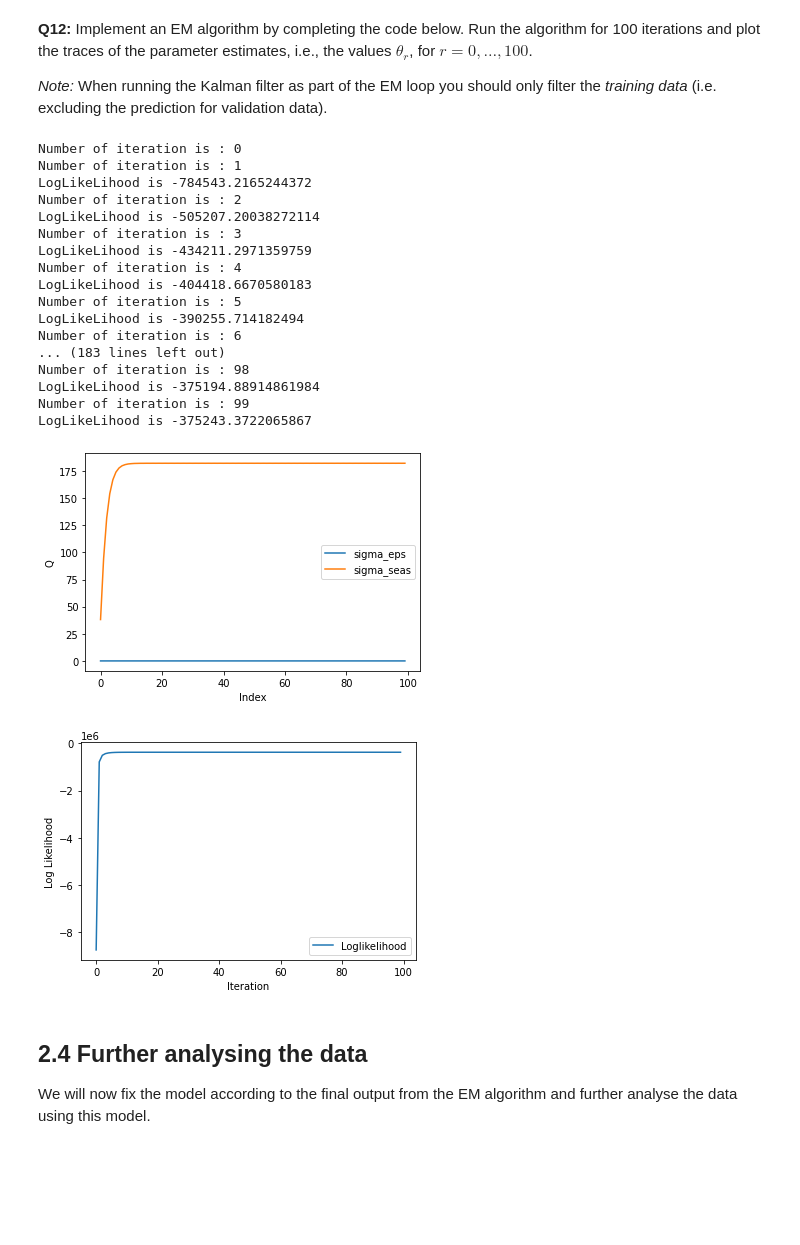
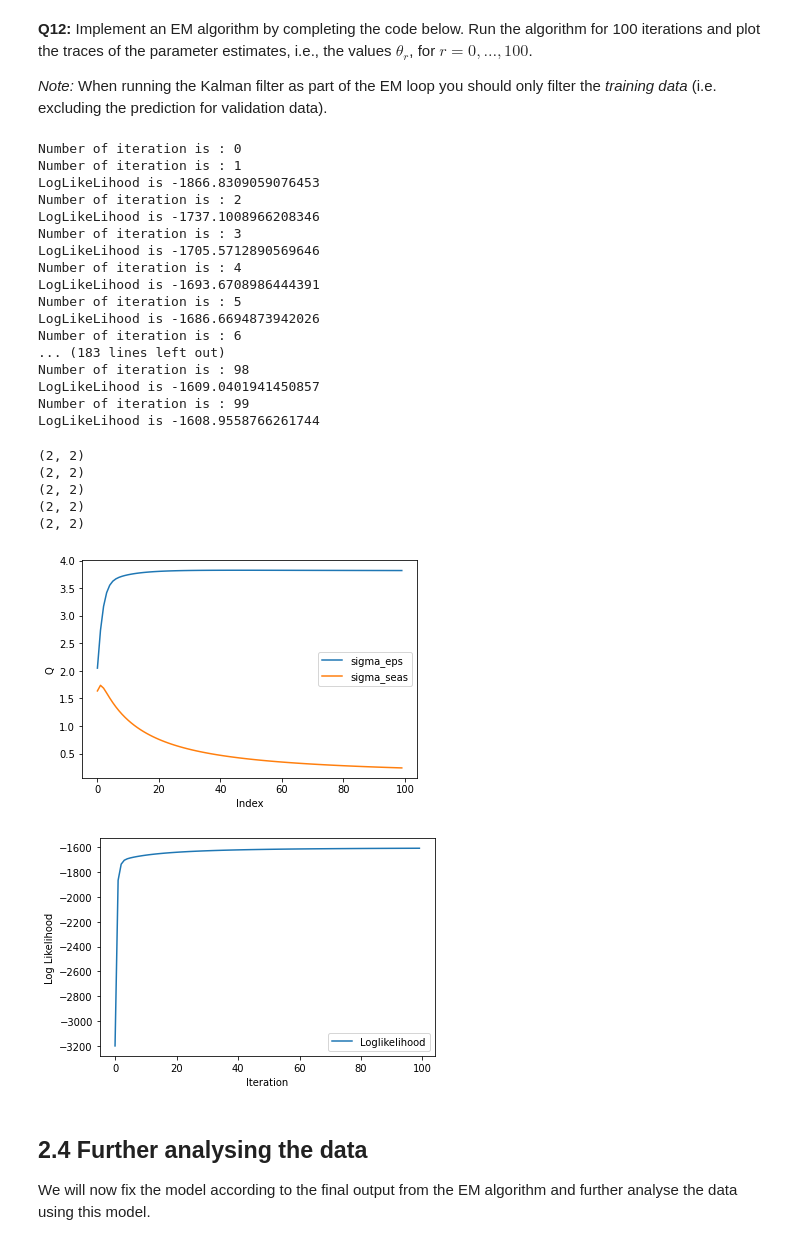
Before and after one commit to amannayak/Time-Series-and-Sequence-Analysis, a Jupyter notebook: Task2/tssl_lab2.ipynb, the cells around one changed output. Saved outputs shown, nothing was run; the diff lists cells and outputs as text; code cells hidden in the pictures; blank space fills up the shorter version.

```diff
--- a/Task2/tssl_lab2.ipynb
+++ b/Task2/tssl_lab2.ipynb
@@ -356,12 +356,26 @@ kalman_smoother(y, model:tssltools_lab2.LGSS, kf:tssltools_lab2.kfs_res)
 _Note:_ When running the Kalman filter as part of the EM loop you should only filter the _training data_ (i.e. excluding the prediction for validation data).
 # %%
 num_iter = 100
+yTrain = y.copy()
+yTrain = yTrain[:801]
+# Some arbitrary noise values for now
+sigma_trend = 0.01
+sigma_seas = 1
+sigma_eps = 1
+Q = np.array([[sigma_trend**2, 0.], [0., sigma_seas**2]])  # Process noise covariance matrix
 
 def compute_theta(ks):
     """Implements the M-step of the EM-algorithm, based on the Kalman smoother results (ks). See Q11."""
     n = len(ks.eps_hat)
-    sigma_epsilon2  = (1/n) * np.sum(ks.eps_hat**2 - ks.eps_var) #observation
-    sigma_neta2 = (1/(n-1)) * np.sum(ks.eta_hat**2 - ks.eta_cov) #seasonal
+    sigma_epsilon2  = (1/n) * np.sum(ks.eps_hat**2 + ks.eps_var) #observation
+    #sigma_neta2 = (1/(n-1)) * np.sum(ks.eta_hat**2 - ks.eta_cov) #seasonal
+
+    dt = 0
+
+    for t in range(n):
+      t_Mat = (ks.eta_hat[:,:,t] @  ks.eta_hat[:,:,t].T + ks.eta_cov[:,:,t])
+      dt = dt + t_Mat[1,1]
+    sigma_neta2 = (1/n) * dt
     theta_new = (sigma_epsilon2 , sigma_neta2)
     return theta_new
 
@@ -372,20 +386,20 @@ sigma_eps_Arr = []
 sigma_seas_Arr = []
 #Q = np.array([[sigma_trend**2, 0.], [0., sigma_seas**2]])  # Process noise covariance matrix #from above
 
-sigma_eps2 = 0.01**2
+sigma_eps2 = 1**2
 
 #changing r to 0 in-order to python indexing
 for r in range(0,num_iter):
     print(f"Number of iteration is : {r}")
     # E-step
     model = LGSS(T, R , Q, Z , sigma_eps2 , a1 , P1) #model Parameter
-    kf = kalman_filter(yTrain[:801] , model)#Call Kalman filter with updated model
-    ks = kalman_smoother(yTrain[:801], model, kf)
+    kf = kalman_filter(yTrain , model)#Call Kalman filter with updated model
+    ks = kalman_smoother(yTrain, model, kf)
 
     #calculating log likelihood while ignoring constant as it is same accross all
 
-    index = 801
-    logLikeLi.append((-1/2)*(np.sum(np.log(np.absolute(kf.F_pred[:index,])) + (np.transpose(yTrain[:index,] - kf.y_pred[:index,]) / kf.F_pred[:index,]) @ (yTrain[:index,] - kf.y_pred[:index,]))))
+
+    logLikeLi.append((-1/2)*(np.sum(np.log(np.abs(kf.F_pred)) + (yTrain - kf.y_pred)**2 / kf.F_pred)))
 
     if r > 0:
       if (abs(logLikeLi[r] - logLikeLi[(r-1)]) > minChange):
@@ -396,36 +410,46 @@ for r in range(0,num_iter):
 
     # M-step
     sigma_eps2 , sigma_seas2 = compute_theta(ks)
-    sigma_eps_Arr.append(sigma_eps2)
-    sigma_seas_Arr.append(sigma_seas2)
+    sigma_eps_Arr.append(np.sqrt(sigma_eps2))
+    sigma_seas_Arr.append(np.sqrt(sigma_seas2))
     Q = np.array([[sigma_trend**2, 0.], [0., sigma_seas2]])
 # %% [output]
 Number of iteration is : 0
 Number of iteration is : 1
-LogLikeLihood is -784543.2165244372
+LogLikeLihood is -1866.8309059076453
 Number of iteration is : 2
-LogLikeLihood is -505207.20038272114
+LogLikeLihood is -1737.1008966208346
 Number of iteration is : 3
-LogLikeLihood is -434211.2971359759
+LogLikeLihood is -1705.5712890569646
 Number of iteration is : 4
-LogLikeLihood is -404418.6670580183
+LogLikeLihood is -1693.6708986444391
 Number of iteration is : 5
-LogLikeLihood is -390255.714182494
+LogLikeLihood is -1686.6694873942026
 Number of iteration is : 6
 ... (183 lines left out)
 Number of iteration is : 98
-LogLikeLihood is -375194.88914861984
+LogLikeLihood is -1609.0401941450857
 Number of iteration is : 99
-LogLikeLihood is -375243.3722065867
+LogLikeLihood is -1608.9558766261744
+# %%
+for t in range(5):
+  print((ks.eta_hat[:,:,t] @  ks.eta_hat[:,:,t].T + ks.eta_cov[:,:,t]).shape)
+#ks.eta_cov.shape
+# %% [output]
+(2, 2)
+(2, 2)
+(2, 2)
+(2, 2)
+(2, 2)
 # %%
-plt.plot(range(0,len(sigma_eps_Arr)) , sigma_eps_Arr , label = "sigma_eps")
-plt.plot(range(0,len(sigma_seas_Arr)) , sigma_seas_Arr , label = "sigma_seas")
+plt.plot(range(0,len(sigma_eps_Arr)) , (sigma_eps_Arr) , label = "sigma_eps")
+plt.plot(range(0,len(sigma_seas_Arr)) , (sigma_seas_Arr) , label = "sigma_seas")
 plt.xlabel("Index")
 plt.ylabel("Q")
 plt.legend()
 plt.show()
 # %% [output]
-[figure, old version]
+[figure, new version]
 # %%
 #likelihood plot
 
@@ -435,7 +459,7 @@ plt.ylabel("Log Likelihood")
 plt.legend()
 plt.show()
 # %% [output]
-[figure, old version]
+[figure, new version]
 # %% [markdown]
 ## 2.4 Further analysing the data
 We will now fix the model according to the final output from the EM algorithm and further analyse the data using this model.
```
Also changed, not shown: parts of 10 cells of this notebook.
